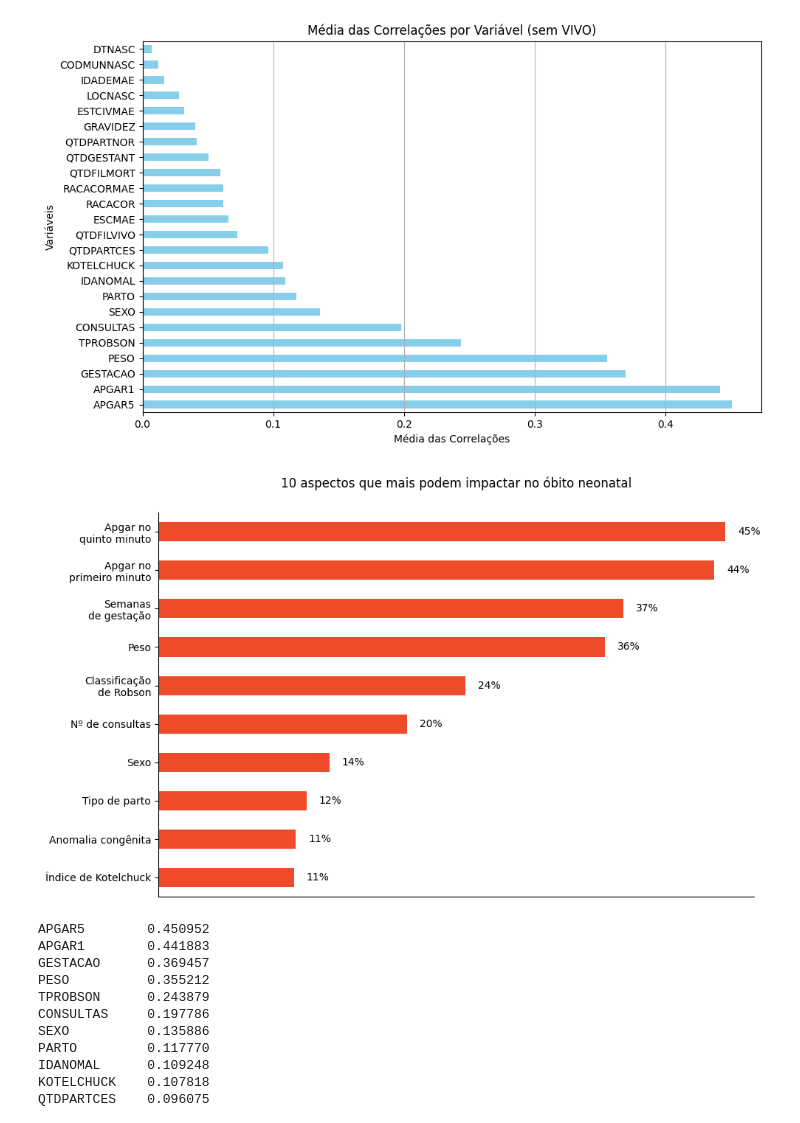
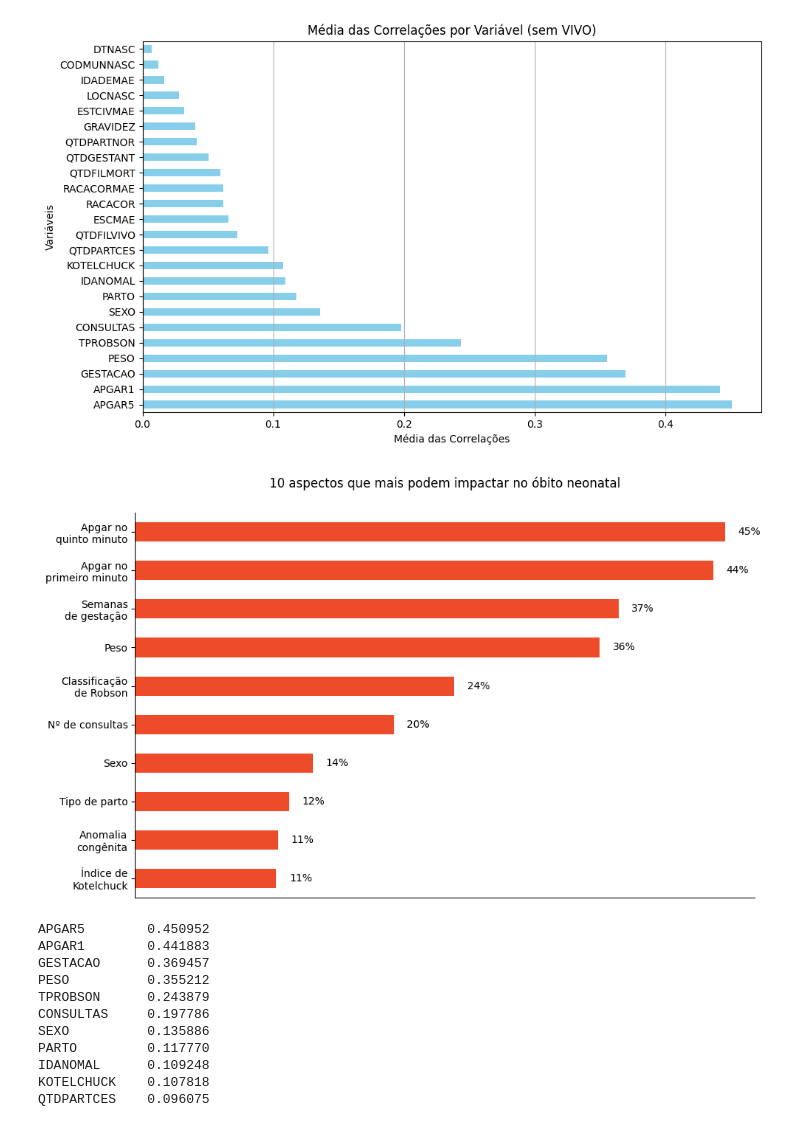
Before and after one commit to gabrielborralhogomes/Predicao-de-Morte-Neonatal-no-Maranhao-utilizando-Aprendizado-de-Maquina, a Jupyter notebook: codigos/correlacao.ipynb, the cells around one changed output. Cells and saved outputs as stored; diff of their text form; code cells hidden in the pictures.

```diff
--- a/codigos/correlacao.ipynb
+++ b/codigos/correlacao.ipynb
@@ -388,36 +388,36 @@ for i in ax.patches:
 # Remover as bordas superior e direita
 ax.spines['top'].set_visible(False)
 ax.spines['right'].set_visible(False)
 
 plt.title('10 aspectos que mais podem impactar no óbito neonatal', pad=25)
 plt.xlabel('')
 plt.ylabel('')
 plt.xticks([])
 plt.grid(axis='x')
 
 # Personalizar os nomes dos ticks y
 personalizados = [
-    'Índice de Kotelchuck',
-    'Anomalia congênita',
+    'Índice de\nKotelchuck',
+    'Anomalia\ncongênita',
     'Tipo de parto',
     'Sexo',
     'Nº de consultas',
     'Classificação\nde Robson',
     'Peso',
     'Semanas\nde gestação',
     'Apgar no\nprimeiro minuto',
     'Apgar no\nquinto minuto'
 ]
 
 # Ajustar os ticks do eixo y com os nomes personalizados
 plt.yticks(ticks=range(len(top_10_correlacoes)), labels=personalizados)
 
 # Exibir o gráfico
 plt.tight_layout()
 plt.savefig('../dados/graficos/graf.png', bbox_inches='tight')
 plt.show()
 # %% [output]
-[figure, old version]
+[figure, new version]
 # %%
 media_correlacoes
 # %% [output]
```
Also changed, not shown: 2 other files.
